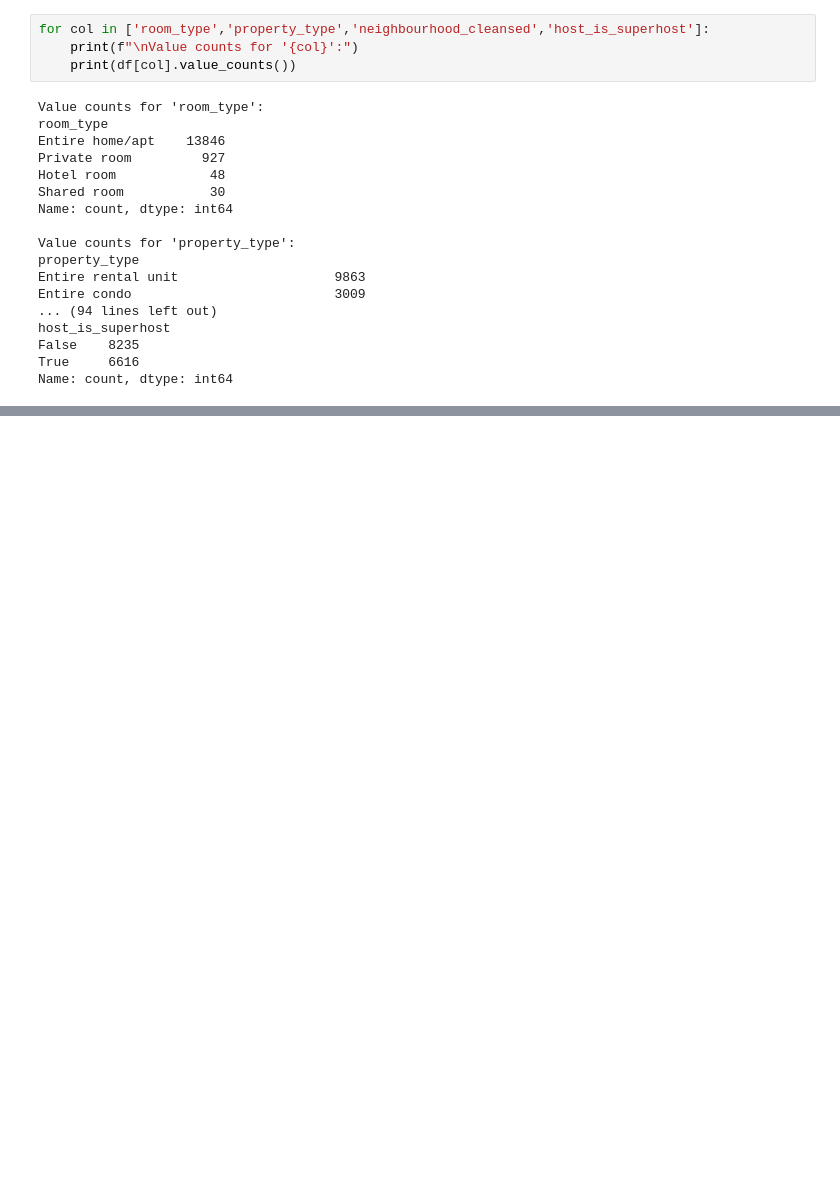
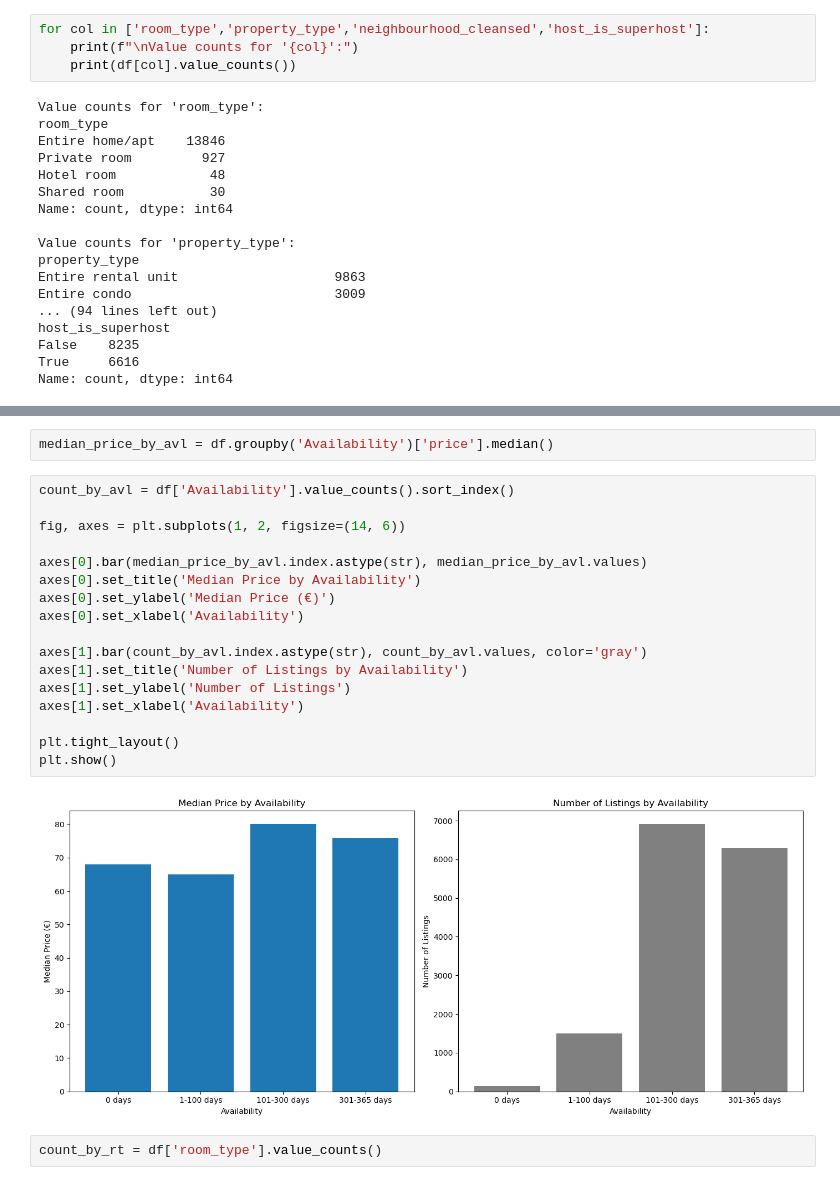
Before and after one commit to George-Dros/airbnb-data-analysis, a Jupyter notebook: notebooks/2. EDA.ipynb, the cells around one changed output, grey strips where cells are left out. Drawn from its saved outputs; the diff is of its cells as text; blank space fills up the shorter version.

```diff
--- a/notebooks/2. EDA.ipynb
+++ b/notebooks/2. EDA.ipynb
@@ -67,0 +167,23 @@ Name: count, dtype: int64
+# %%
+median_price_by_avl = df.groupby('Availability')['price'].median()
+# %%
+count_by_avl = df['Availability'].value_counts().sort_index()
+
+fig, axes = plt.subplots(1, 2, figsize=(14, 6))
+
+axes[0].bar(median_price_by_avl.index.astype(str), median_price_by_avl.values)
+axes[0].set_title('Median Price by Availability')
+axes[0].set_ylabel('Median Price (€)')
+axes[0].set_xlabel('Availability')
+
+axes[1].bar(count_by_avl.index.astype(str), count_by_avl.values, color='gray')
+axes[1].set_title('Number of Listings by Availability')
+axes[1].set_ylabel('Number of Listings')
+axes[1].set_xlabel('Availability')
+
+plt.tight_layout()
+plt.show()
+# %% [output]
+[figure, added]
+# %%
+count_by_rt = df['room_type'].value_counts()
```
Also changed, not shown: parts of 36 cells of this notebook.
